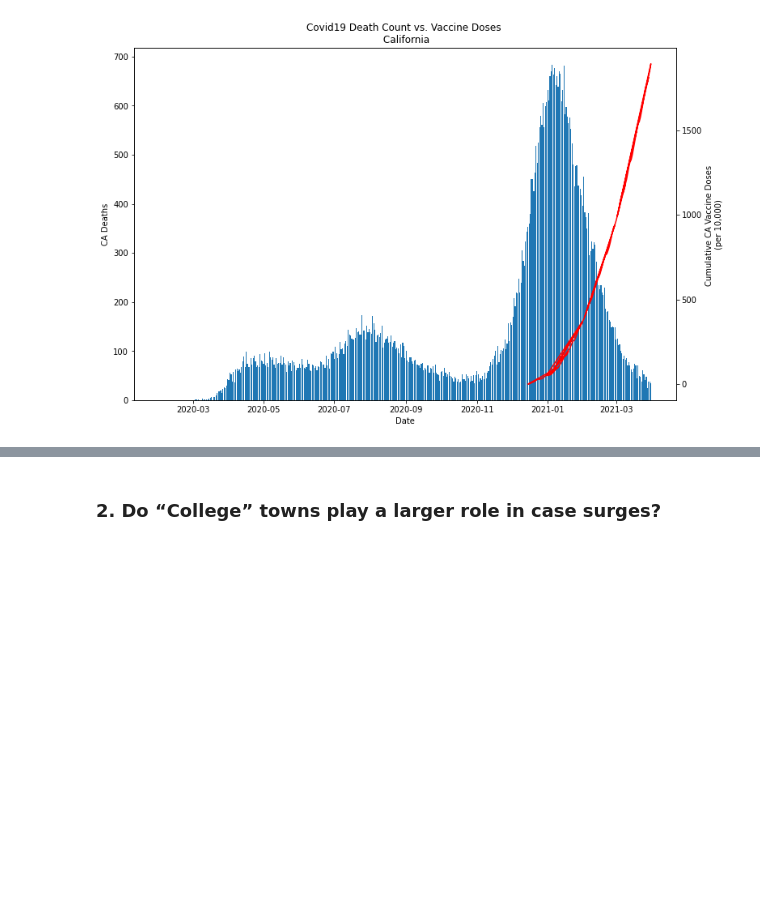
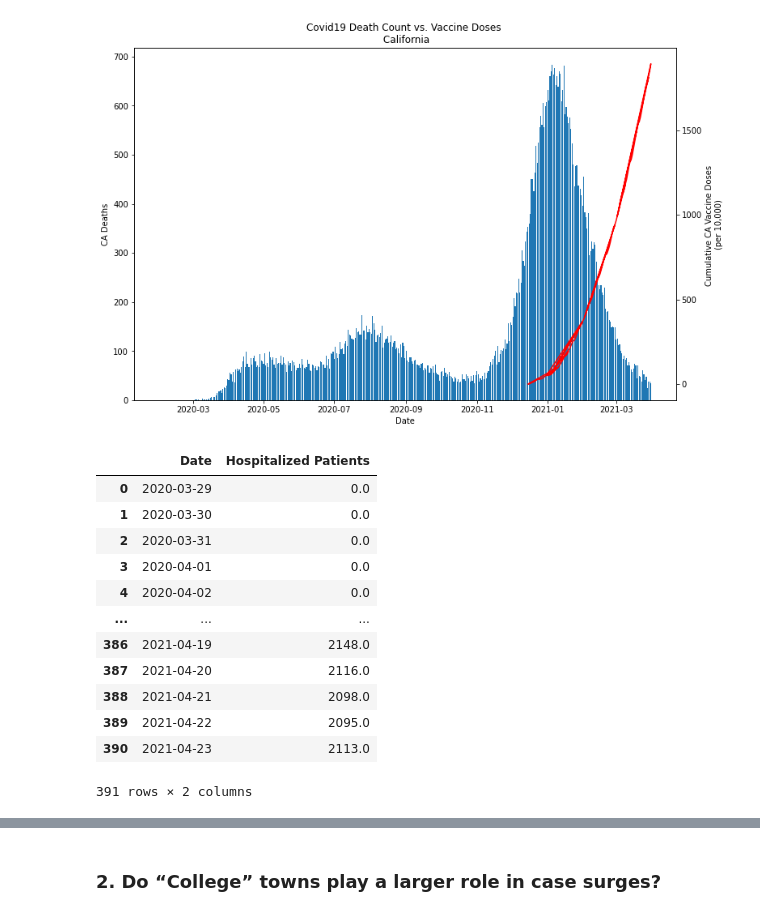
Before and after one commit to danijmartin/Covid-19-California, a Jupyter notebook: Data_Analysis.ipynb, the cells around one changed output, grey strips where cells are left out. Drawn from its saved outputs; the diff is of its cells as text; code cells hidden in the pictures; blank space fills up the shorter version.

```diff
--- a/Data_Analysis.ipynb
+++ b/Data_Analysis.ipynb
@@ -115,3 +104,19 @@ plt.savefig('Covid19_DeathCount_vs_Vaccine')
 plt.show()
 # %% [output]
 [figure]
+# %%
+Hosp_Analysis
+# %% [output]
+|  | Date | Hospitalized Patients |
+| 0 | 2020-03-29 | 0.0 |
+| 1 | 2020-03-30 | 0.0 |
+| 2 | 2020-03-31 | 0.0 |
+| 3 | 2020-04-01 | 0.0 |
+| 4 | 2020-04-02 | 0.0 |
+| ... | ... | ... |
+| 386 | 2021-04-19 | 2148.0 |
+| 387 | 2021-04-20 | 2116.0 |
+| 388 | 2021-04-21 | 2098.0 |
+| 389 | 2021-04-22 | 2095.0 |
+| 390 | 2021-04-23 | 2113.0 |
+391 rows × 2 columns
```
Also changed, not shown: parts of 2 cells of this notebook, 1 other file.
